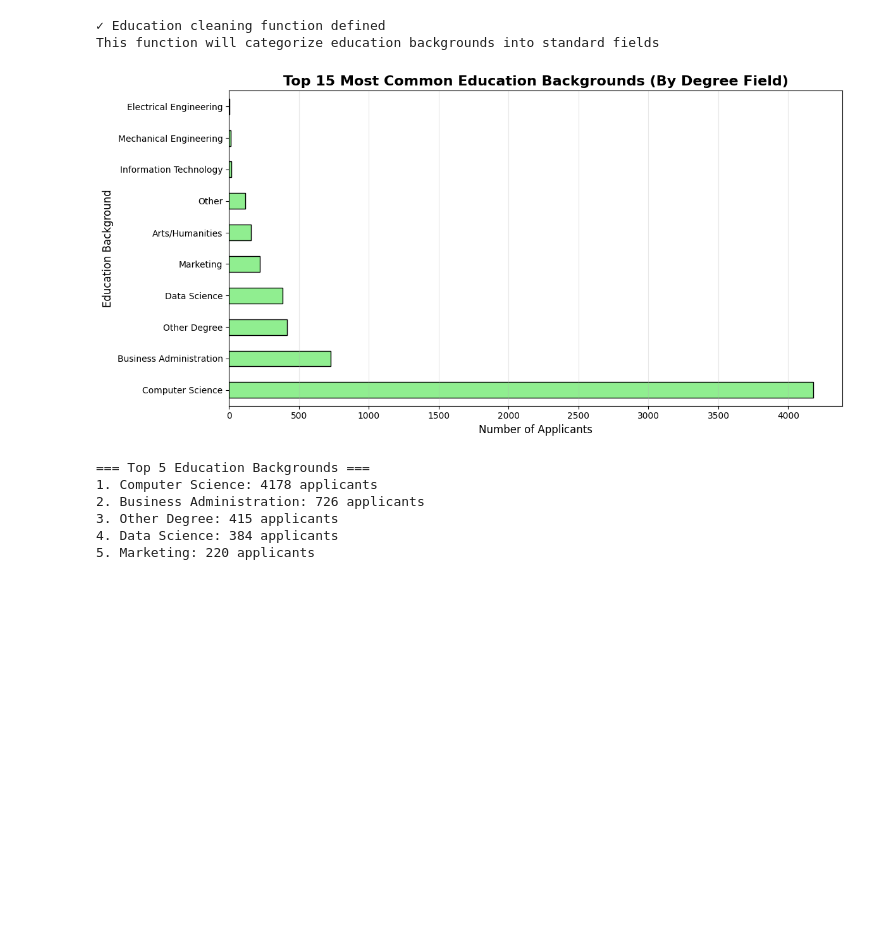
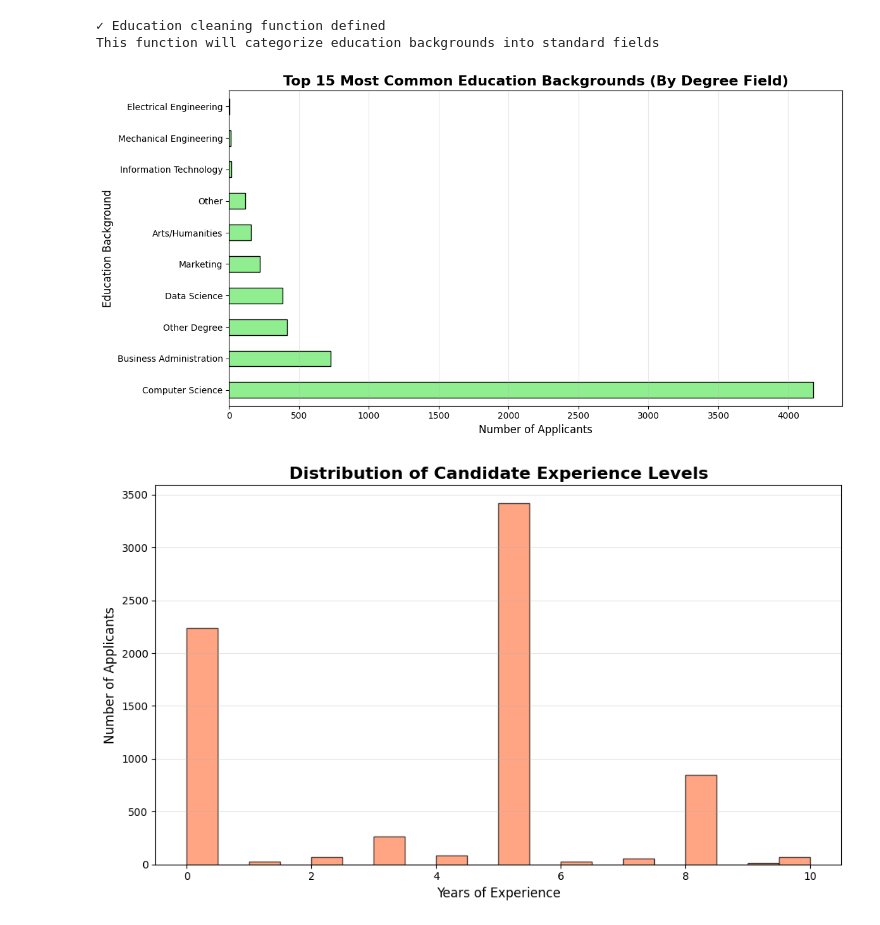
Before and after one commit to jakeleesh/resume-classification, a Jupyter notebook: resume_classification.ipynb, the cells around one changed output. Cells and saved outputs as stored; diff of their text form; code cells hidden in the pictures; blank space fills up the shorter version.

Commit message:
feat: Create histogram to show distribution of experience level

```diff
--- a/resume_classification.ipynb
+++ b/resume_classification.ipynb
@@ -283,16 +283,30 @@ plt.grid(axis='x', alpha=0.3)
 # Adjust layout and show
 plt.tight_layout()
 plt.show()
-
-# Print the top education backgrounds with their counts
-print("\n=== Top 5 Education Backgrounds ===")
-for idx, (edu, count) in enumerate(education_counts.head(5).items(), 1):
-    print(f"{idx}. {edu}: {count} applicants")
 # %% [output]
 [figure]
-=== Top 5 Education Backgrounds ===
-1. Computer Science: 4178 applicants
-2. Business Administration: 726 applicants
-3. Other Degree: 415 applicants
-4. Data Science: 384 applicants
-5. Marketing: 220 applicants
+# %%
+# Distribution of Experience Levels
+# This shows the typical profile of candidates based on their experience
+
+# Create a figure with better size
+plt.figure(figsize=(10,6))
+
+# Create a histogram showing distribution of experience years
+# bins=20 means we divide the data into 20 groups
+# A histogram shows how many people fall into each experience range
+plt.hist(df['Experience_Years'], bins=20, color='coral', edgecolor='black', alpha=0.7)
+
+# Add title and labels
+plt.title("Distribution of Candidate Experience Levels", fontsize=16, fontweight='bold')
+plt.xlabel("Years of Experience", fontsize=12)
+plt.ylabel("Number of Applicants", fontsize=12)
+
+# Add a grid for easier reading
+plt.grid(axis='y', alpha=0.3)
+
+# Adjust layout and display
+plt.tight_layout()
+plt.show()
+# %% [output]
+[figure, added]
```
